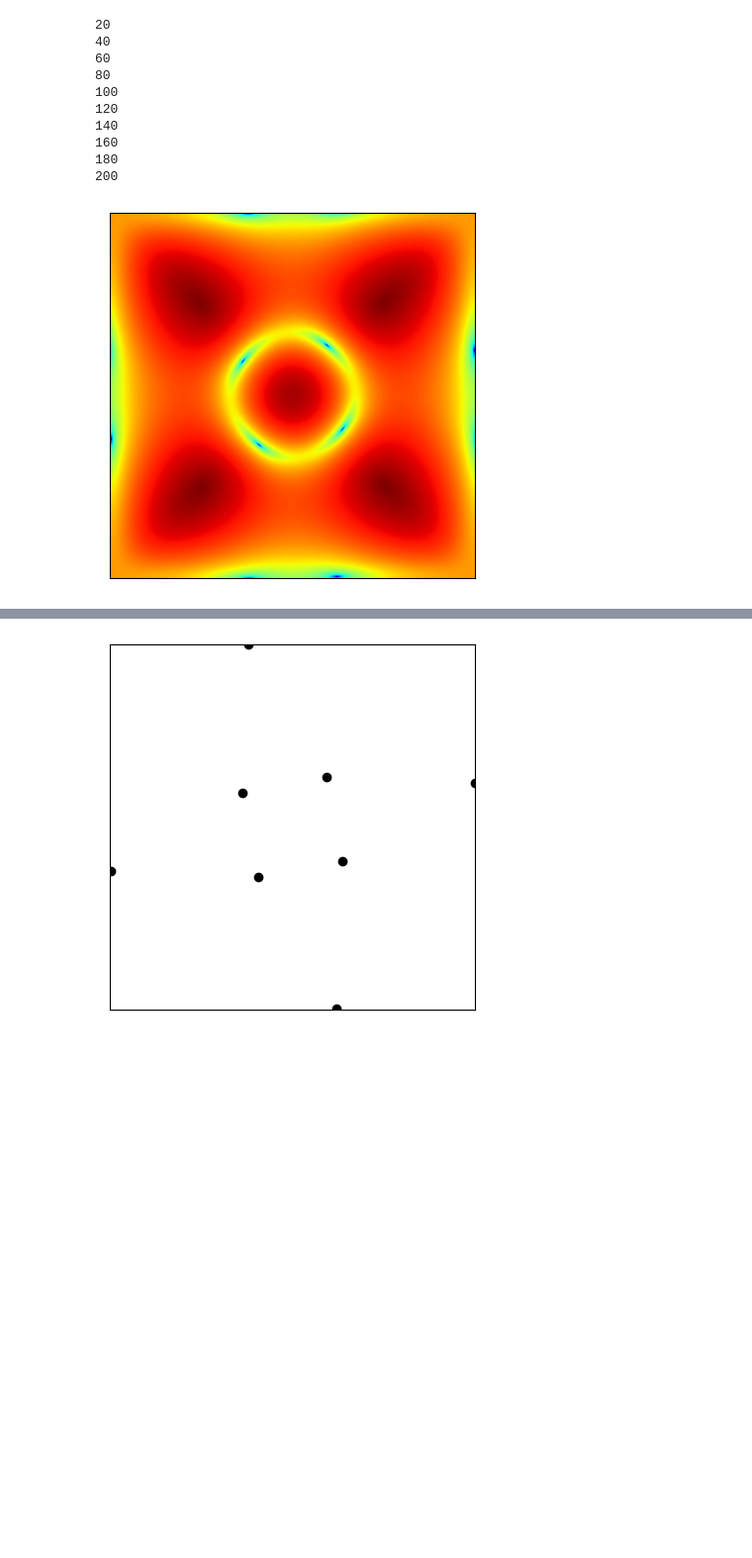
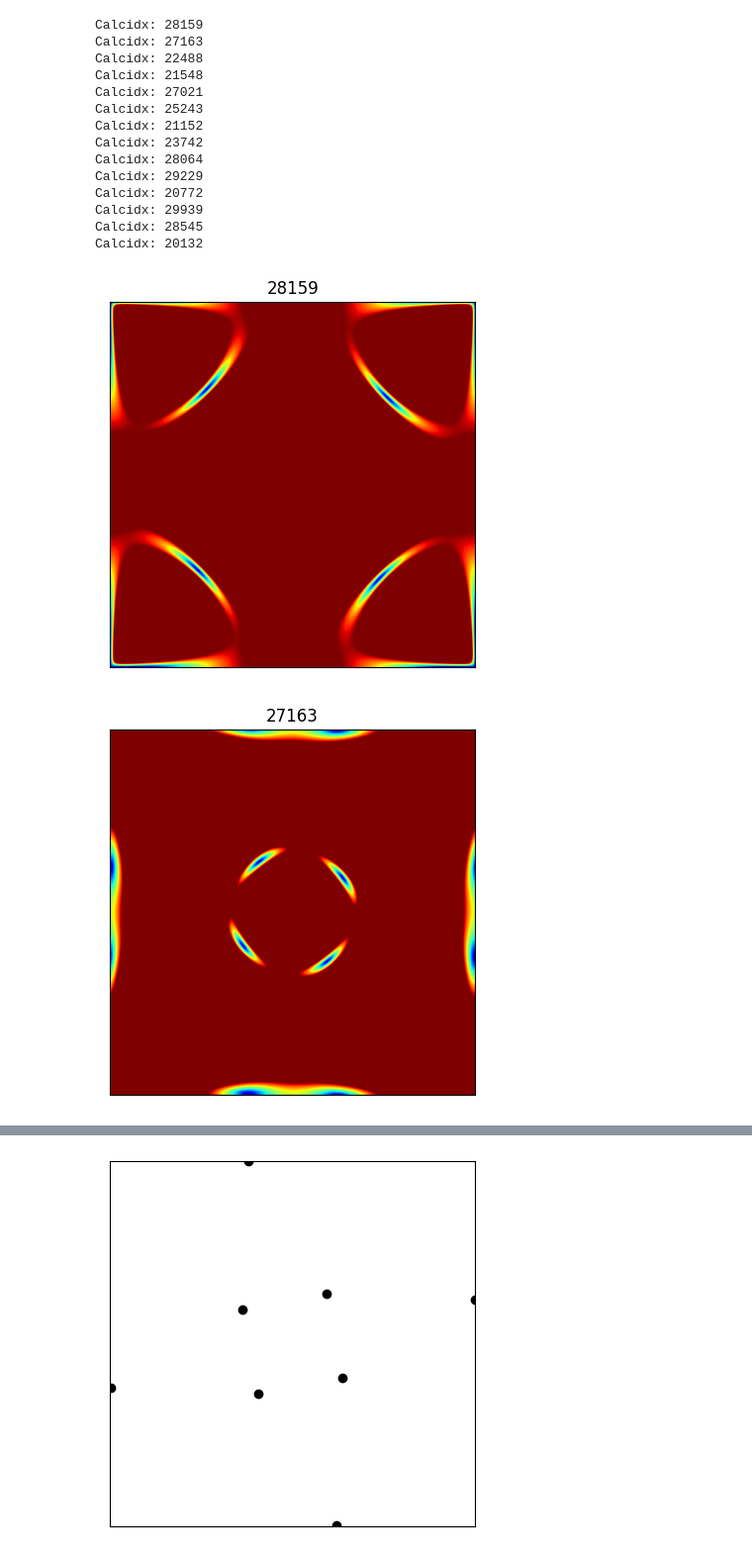
Before and after one commit to AliGhorashiCMT/Topological-Prevalence, a Jupyter notebook: symeigs/cum_fragile/Analyze.ipynb, the cells around one changed output, grey strips where cells are left out. Shown at 99% size. Saved outputs shown, nothing was run; the diff lists cells and outputs as text; code cells hidden in the pictures; blank space fills up the shorter version.

```diff
--- a/symeigs/cum_fragile/Analyze.ipynb
+++ b/symeigs/cum_fragile/Analyze.ipynb
@@ -48,35 +47,44 @@ end
     end
 end=#
 # %%
-band3 = zeros(501*501)
-band4 = zeros(501*501)
-all_bands = zeros(501*501, 11)
-for idx in 1:200
-    (idx % 20 == 0 ) && println(idx); flush(stdout)
-    top_band = 3
-    dispersion = readdlm("nodal_points/output/dim2-sg10-27163-res32-te-$idx-dispersion.out", ',', Float64)
-    dispersion = sort(dispersion[:, 6:end], dims = 2)
-    lower_dispersion = dispersion[:, top_band]
-    upper_dispersion = dispersion[:, top_band+1]
-    gap = minimum(upper_dispersion - lower_dispersion)
-    gap < 0 && (println("Negative Gap at idx: $idx"); flush(stdout); println(argmin(upper_dispersion - lower_dispersion)))
-    band3[idx:200:end] =  lower_dispersion
-    band4[idx:200:end] =  upper_dispersion
+bands3 = Vector{Vector{Float64}}();
+bands4 = Vector{Vector{Float64}}();
+calc_idxs = [28159, 27163, 22488, 21548, 27021, 25243, 21152, 23742, 28064, 29229, 20772, 29939, 28545, 20132]
+for calcidx in calc_idxs
+    println("Calcidx: $calcidx"); flush(stdout)
+    band3 = zeros(501*501)
+    band4 = zeros(501*501)
+    all_bands = zeros(501*501, 11)
+    for idx in 1:200
+        #(idx % 20 == 0 ) && println(idx); flush(stdout)
+        top_band = 3
+        res = (calcidx ∈ [20132, 28545, 29939, 27163]) ? 64 : 32  # Need higher resolution for three of the calculations
+        dispersion = readdlm("nodal_points/output/output_$calcidx/dim2-sg10-$calcidx-res$(res)-te-$idx-dispersion.out", ',', Float64)
+        #dispersion = readdlm("nodal_points/output/dim2-sg10-23742-res32-te-$idx-dispersion.out", ',', Float64)
+        #dispersion = readdlm("nodal_points/output/dim2-sg10-27163-res32-te-$idx-dispersion.out", ',', Float64)
+        dispersion = sort(dispersion[:, 6:end], dims = 2)
+        lower_dispersion = dispersion[:, top_band]
+        upper_dispersion = dispersion[:, top_band+1]
+        gap = minimum(upper_dispersion - lower_dispersion)
+        gap < 0 && (println("Negative Gap at idx: $idx"); flush(stdout); println(argmin(upper_dispersion - lower_dispersion)))
+        band3[idx:200:end] =  lower_dispersion
+        band4[idx:200:end] =  upper_dispersion
+    end
+    push!(bands3, band3)
+    push!(bands4, band4)
 end
 # %% [output]
-20
-40
-60
-80
-100
-120
-140
-160
-180
-200
+Calcidx: 28159
+Calcidx: 27163
+Calcidx: 22488
+Calcidx: 21548
+Calcidx: 27021
+Calcidx: 25243
+Calcidx: 21152
+Calcidx: 23742
+Calcidx: 28064
+Calcidx: 29229
+Calcidx: 20772
+Calcidx: 29939
+Calcidx: 28545
+Calcidx: 20132
-# %%
-imshow(log.(reshape(band4 - band3 , (501, 501))), origin="lower", cmap="jet")
-xticks(Float64[])
-yticks(Float64[]);
-# %% [output]
-[figure, removed]
@@ -85,0 +91,11 @@ ks[sortperm(band4-band3)];
+# %%
+for (calc_idx, band3, band4) in zip(calc_idxs, bands3, bands4)
+    figure()
+    imshow(reshape(band4-band3, (501, 501)), vmax=0.5e-2, vmin=1e-5, cmap="jet")
+    xticks([])
+    yticks([])
+    title(calc_idx)
+end
+# %% [output]
+[figure, added]
+[figure, added]
```
Also changed, not shown: parts of 14 cells of this notebook.
